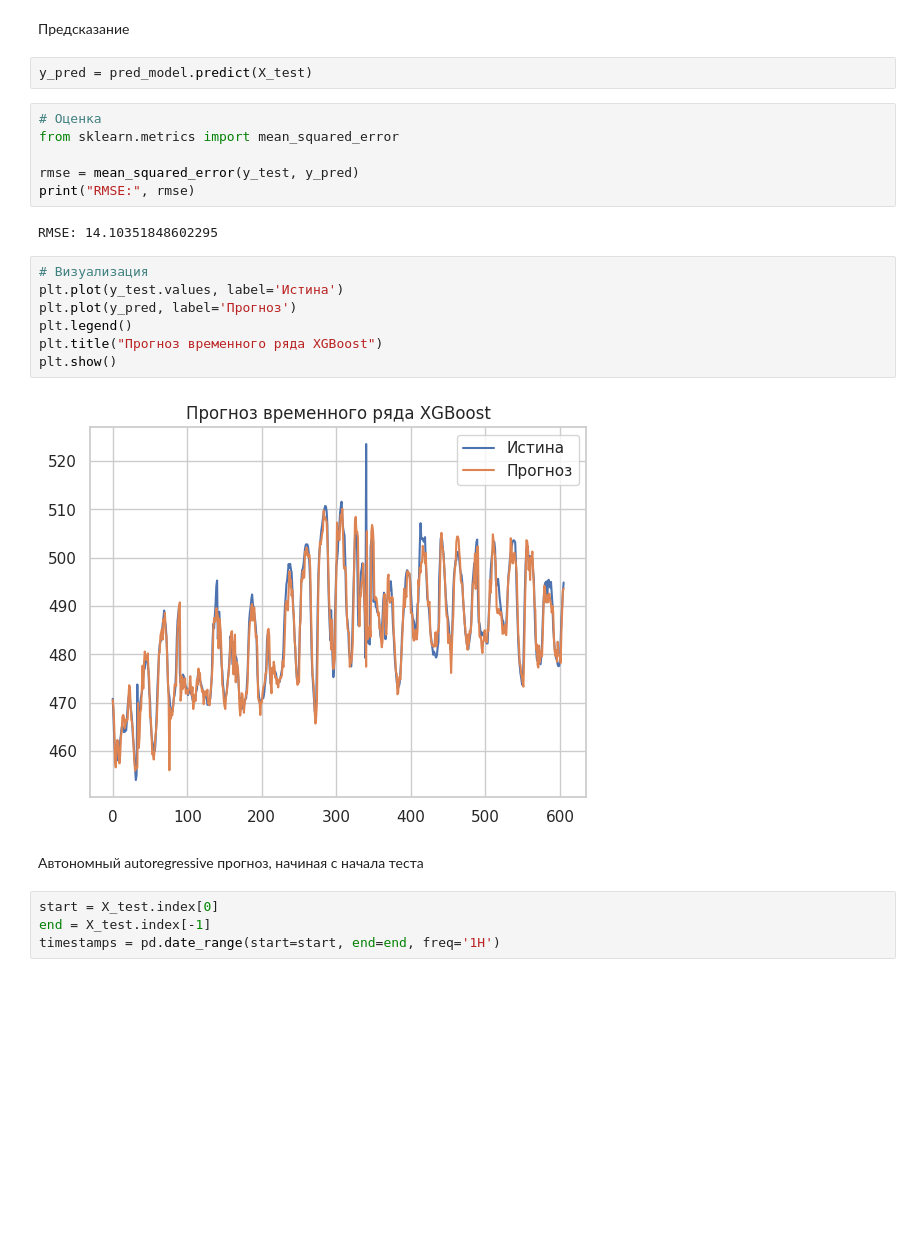
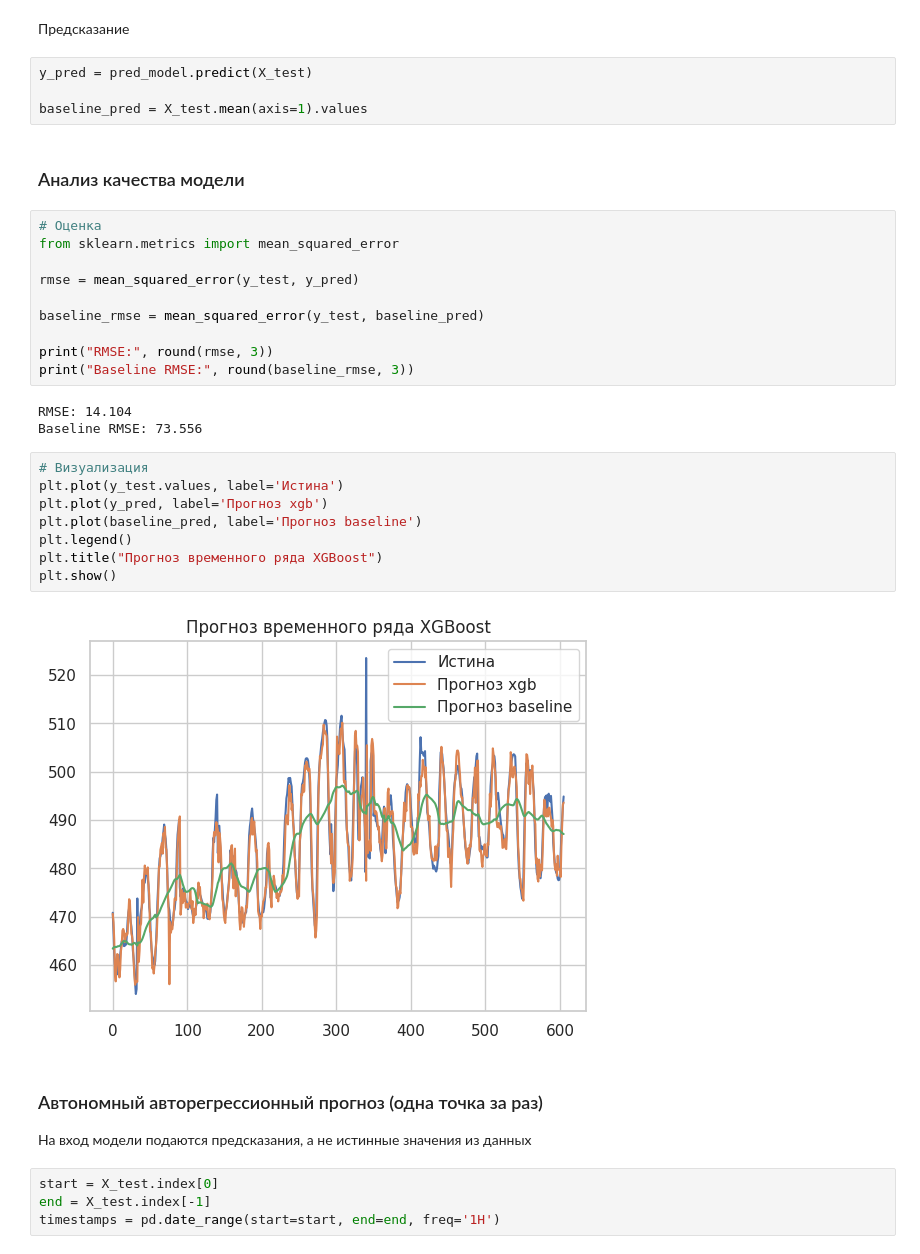
Before and after one commit to ArtyomShabunin/SMOPA, a Jupyter notebook: lesson_10.ipynb, the cells around one changed output. Saved outputs shown, nothing was run; the diff lists cells and outputs as text; blank space fills up the shorter version.

```diff
--- a/lesson_10.ipynb
+++ b/lesson_10.ipynb
@@ -520,25 +650,36 @@ XGBRegressor(base_score=None, booster=None, callbacks=None,
 Предсказание
 # %%
 y_pred = pred_model.predict(X_test)
+
+baseline_pred = X_test.mean(axis=1).values
+# %% [markdown]
+### Анализ качества модели
 # %%
 # Оценка
 from sklearn.metrics import mean_squared_error
 
 rmse = mean_squared_error(y_test, y_pred)
-print("RMSE:", rmse)
+
+baseline_rmse = mean_squared_error(y_test, baseline_pred)
+
+print("RMSE:", round(rmse, 3))
+print("Baseline RMSE:", round(baseline_rmse, 3))
 # %% [output]
-RMSE: 14.10351848602295
+RMSE: 14.104
+Baseline RMSE: 73.556
 # %%
 # Визуализация
 plt.plot(y_test.values, label='Истина')
-plt.plot(y_pred, label='Прогноз')
+plt.plot(y_pred, label='Прогноз xgb')
+plt.plot(baseline_pred, label='Прогноз baseline')
 plt.legend()
 plt.title("Прогноз временного ряда XGBoost")
 plt.show()
 # %% [output]
-[figure, old version]
+[figure, new version]
-# %% [markdown]
-Автономный autoregressive прогноз, начиная с начала теста
+# %% [markdown]
+### Автономный авторегрессионный прогноз (одна точка за раз)
+На вход модели подаются предсказания, а не истинные значения из данных
 # %%
 start = X_test.index[0]
 end = X_test.index[-1]
```
Also changed, not shown: parts of 54 cells of this notebook.
